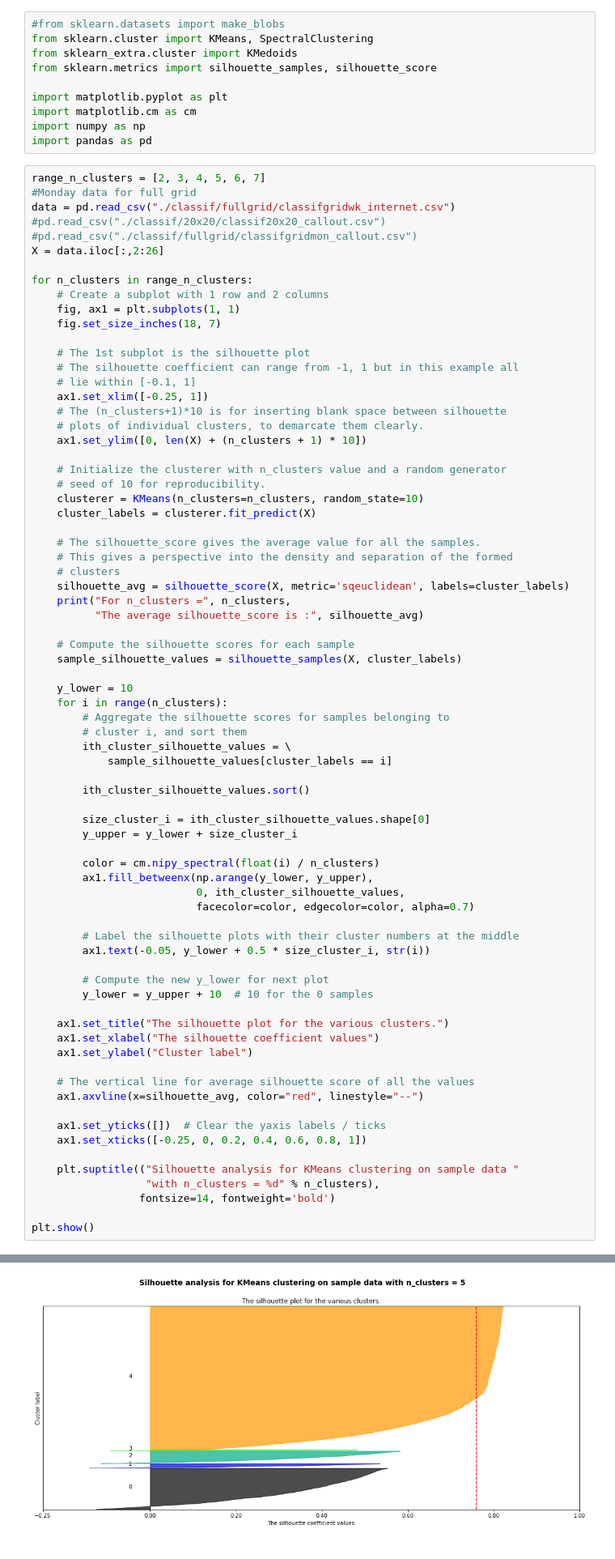
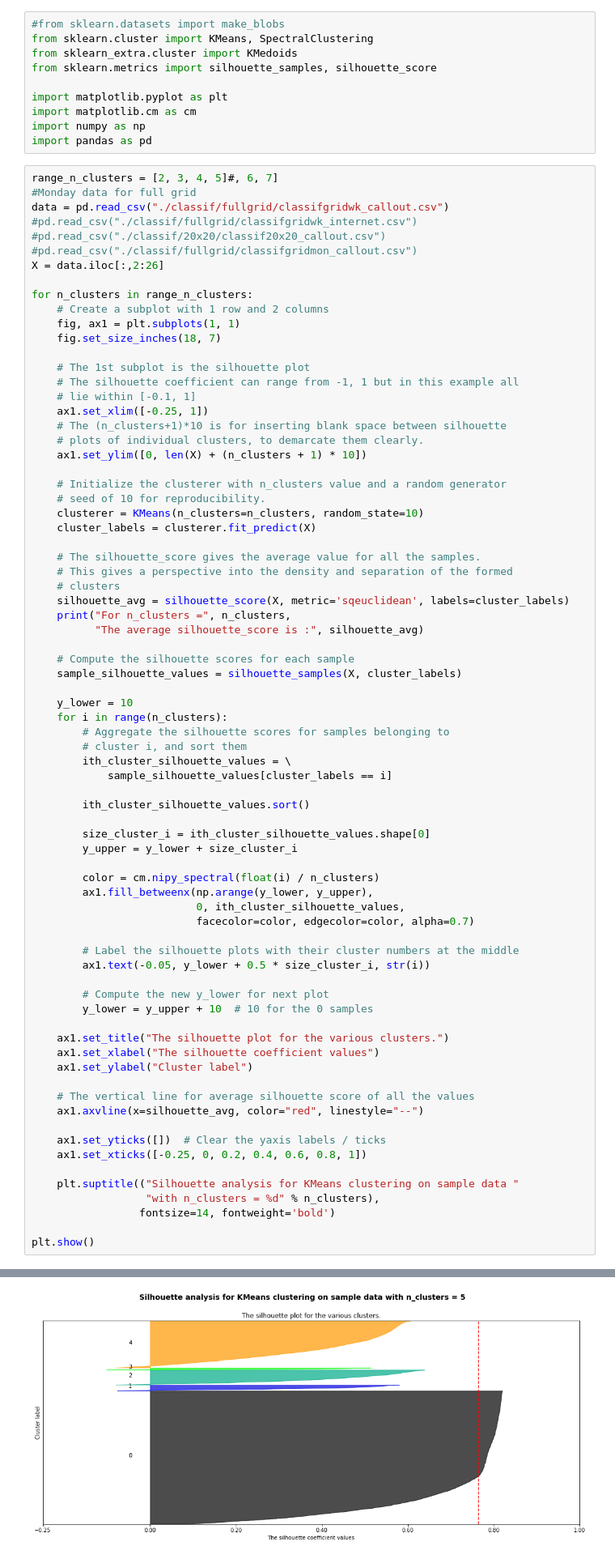
Before and after one commit to mendozamanu/milan-mobility, a Jupyter notebook: Silhouette_kmeans.ipynb, the cells around one changed output, grey strips where cells are left out. Shown at 81% size. Cells and saved outputs as stored; diff of their text form.

```diff
--- a/Silhouette_kmeans.ipynb
+++ b/Silhouette_kmeans.ipynb
@@ -9,9 +9,10 @@ import matplotlib.cm as cm
 import numpy as np
 import pandas as pd
 # %%
-range_n_clusters = [2, 3, 4, 5, 6, 7]
+range_n_clusters = [2, 3, 4, 5]#, 6, 7]
 #Monday data for full grid
-data = pd.read_csv("./classif/fullgrid/classifgridwk_internet.csv")
+data = pd.read_csv("./classif/fullgrid/classifgridwk_callout.csv")
+#pd.read_csv("./classif/fullgrid/classifgridwk_internet.csv")
 #pd.read_csv("./classif/20x20/classif20x20_callout.csv")
 #pd.read_csv("./classif/fullgrid/classifgridmon_callout.csv")
 X = data.iloc[:,2:26]
@@ -96 +94 @@ For n_clusters = 8 The average silhouette_score is : 0.6949683515298276
-[figure, old version]
+[figure, new version]
```
Also changed, not shown: parts of 1 cell of this notebook, 4 other files.
